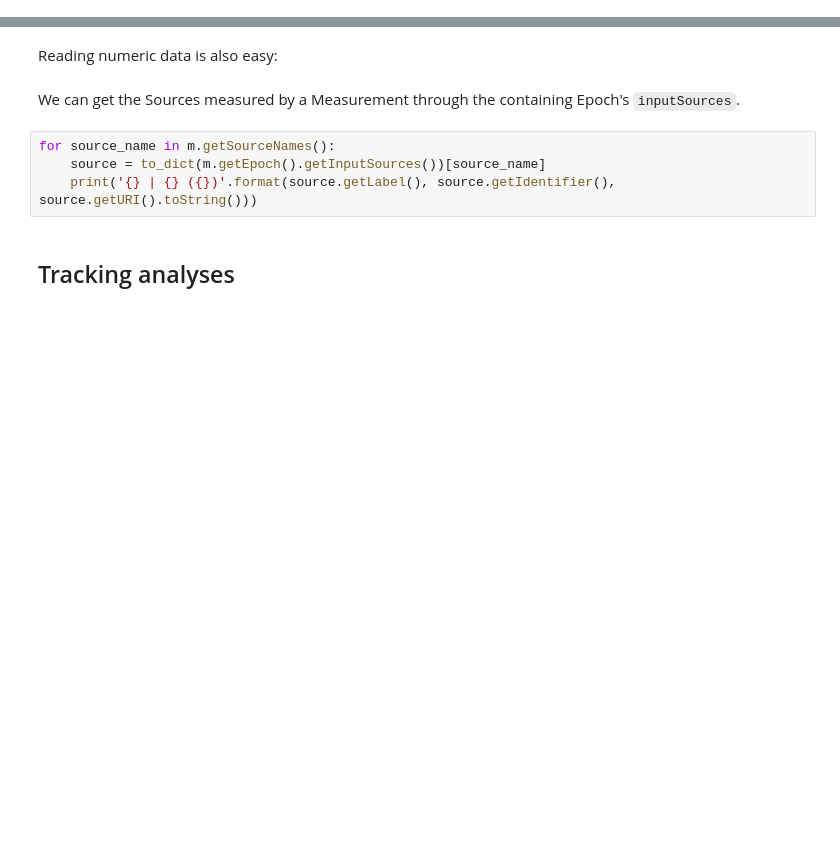
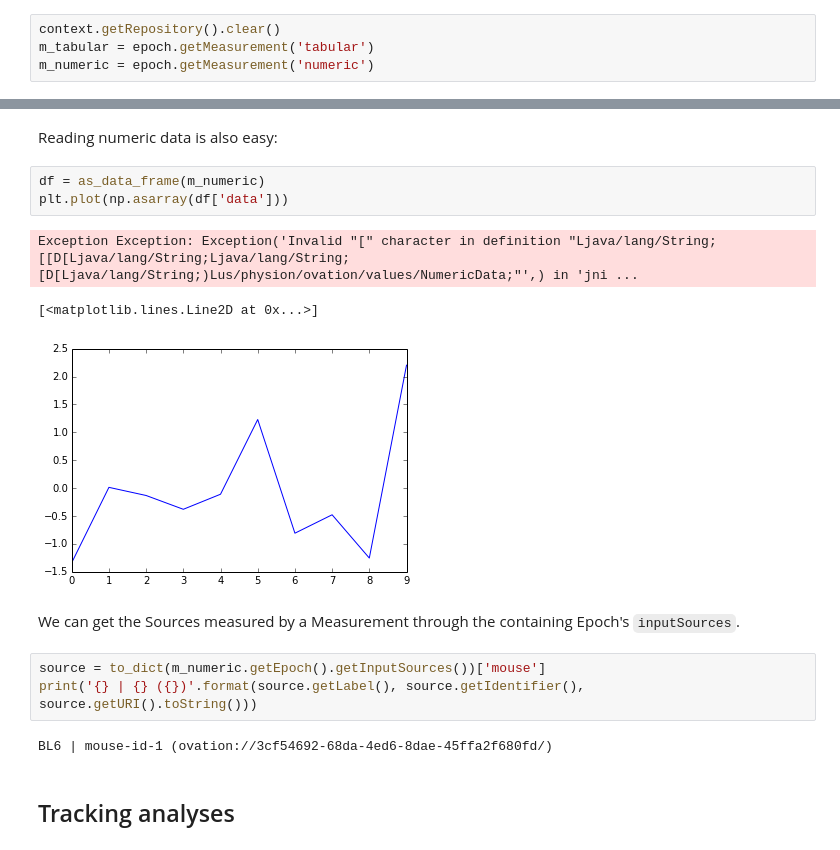
Before and after one commit to physion/ovation-python, a Jupyter notebook: examples/ovation-python_intro.ipynb, the cells around one changed output, grey strips where cells are left out. Drawn from its saved outputs; the diff is of its cells as text; blank space fills up the shorter version.

Commit message:
Added tabular convenience methods for Measurements and Artifacts

```diff
--- a/examples/ovation-python_intro.ipynb
+++ b/examples/ovation-python_intro.ipynb
@@ -123,3 +151,7 @@ m_tabular = insert_tabular_measurement(epoch,
+# %%
+context.getRepository().clear()
+m_tabular = epoch.getMeasurement('tabular')
+m_numeric = epoch.getMeasurement('numeric')
 # %% [markdown]
 ### Tabular data
 # %% [markdown]
@@ -142,11 +171,19 @@ IOError: File /Users/barry/Library/Application Support/us.physion.ovation/cache/
 ### Numeric data
 # %% [markdown]
 Reading numeric data is also easy:
+# %%
+df = as_data_frame(m_numeric)
+plt.plot(np.asarray(df['data']))
+# %% [output]
+Exception Exception: Exception('Invalid "[" character in definition "Ljava/lang/String;[[D[Ljava/lang/String;Ljava/lang/String;[D[Ljava/lang/String;)Lus/physion/ovation/values/NumericData;"',) in 'jni ...
+[<matplotlib.lines.Line2D at 0x...>]
+[figure, added]
 # %% [markdown]
 We can get the Sources measured by a Measurement through the containing Epoch's `inputSources`.
 # %%
-for source_name in m.getSourceNames():
-    source = to_dict(m.getEpoch().getInputSources())[source_name]
-    print('{} | {} ({})'.format(source.getLabel(), source.getIdentifier(), source.getURI().toString()))
+source = to_dict(m_numeric.getEpoch().getInputSources())['mouse']
+print('{} | {} ({})'.format(source.getLabel(), source.getIdentifier(), source.getURI().toString()))
+# %% [output]
+BL6 | mouse-id-1 (ovation://3cf54692-68da-4ed6-8dae-45ffa2f680fd/)
 # %% [markdown]
 ## Tracking analyses
```
Also changed, not shown: parts of 19 cells of this notebook, 3 other files.
